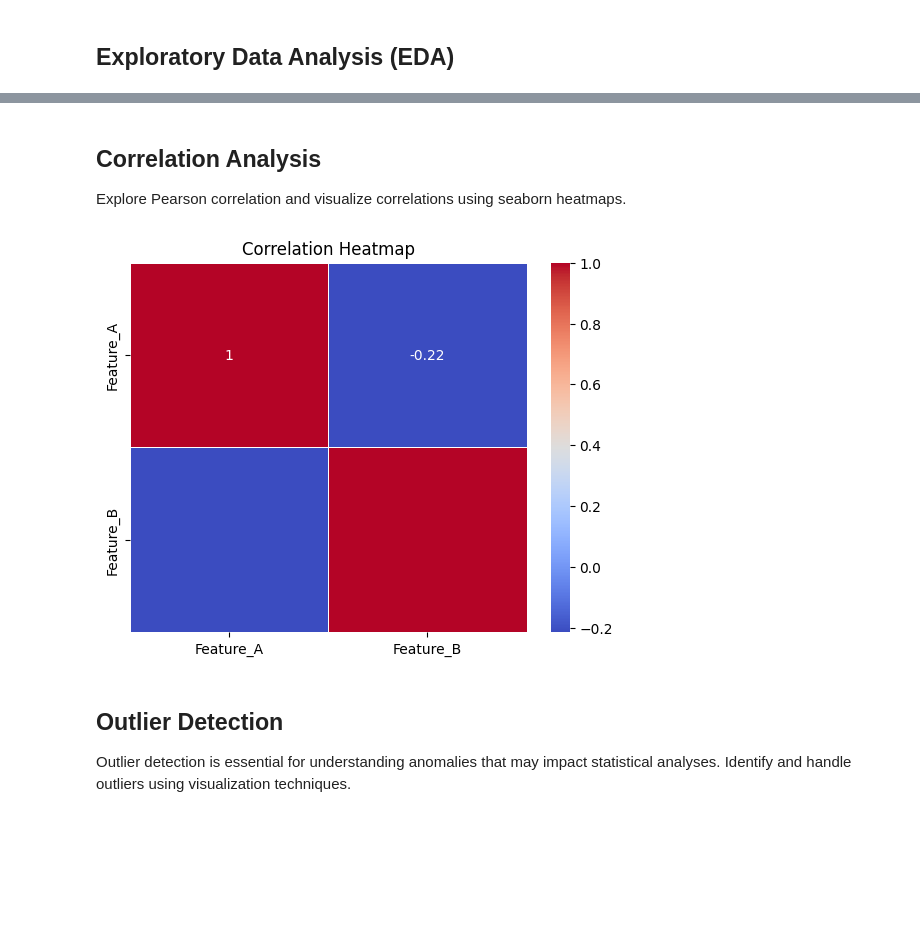
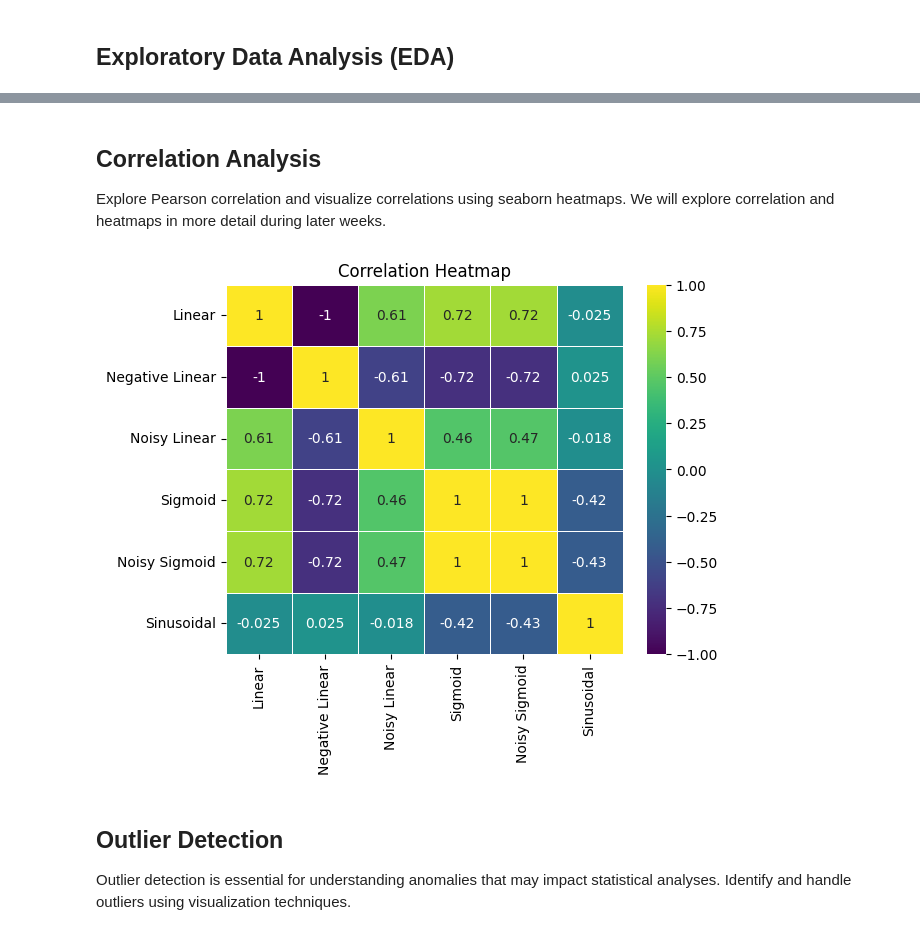
Before and after one commit to gabrielbohnen/intro-to-python, a Jupyter notebook: week4/week4.ipynb, the cells around one changed output, grey strips where cells are left out. Drawn from its saved outputs; the diff is of its cells as text; code cells hidden in the pictures; blank space fills up the shorter version.

Commit message:
Added content to week 4

```diff
--- a/week4/week4.ipynb
+++ b/week4/week4.ipynb
@@ -124,0 +371,27 @@ Pearson Correlation: 1.0, Spearman Correlation: 0.9999999999999999
+# %%
+linear_x = np.linspace(1,10,100)
+
+linear_y = linear_x + np.random.normal(0,1,100)
+linear_y_negative = -linear_y
+linear_y_noisy = linear_x + np.random.normal(0,3,100)
+sigmoid_y = 1/ (1+np.exp(-linear_x))
+sigmoid_y_noisy = 1/ (1+np.exp(-linear_x)) + + np.random.normal(0,0.005,100)
+parabolic_y = np.sin(linear_x)
+
+y_dict = {"Linear"        : linear_y,
+        "Negative Linear" : linear_y_negative,
+        "Noisy Linear"    : linear_y_noisy,
+        "Sigmoid"         : sigmoid_y,
+        "Noisy Sigmoid"   : sigmoid_y_noisy,
+        "Sinusoidal"      : parabolic_y
+}
+
+y_df = pd.DataFrame(y_dict)
+
+plt.figure(figsize=(20,15))
+
+i = 1
+for col in y_df:
+    subplot_corr(linear_x, y_df[col], col, 2, 3 ,i)
+    i+=1
+plt.show()
@@ -188,16 +512,16 @@ Kurtosis: -1.4772605935307486
 # %% [markdown]
 ## Correlation Analysis
-Explore Pearson correlation and visualize correlations using seaborn heatmaps.
+Explore Pearson correlation and visualize correlations using seaborn heatmaps. We will explore correlation and heatmaps in more detail during later weeks.
 # %%
 # Correlation matrix
-corr_matrix = data_eda.corr()
+corr_matrix = y_df.corr()
 
 # Heatmap
-sns.heatmap(corr_matrix, annot=True, cmap='coolwarm', linewidths=.5)
+sns.heatmap(corr_matrix, annot=True, linewidths=.5, cmap="viridis")
 plt.title('Correlation Heatmap')
 plt.show()
 # %% [output]
-[figure, old version]
+[figure, new version]
 # %% [markdown]
 ## Outlier Detection
 
```
Also changed, not shown: parts of 48 cells of this notebook, 6 other files.
